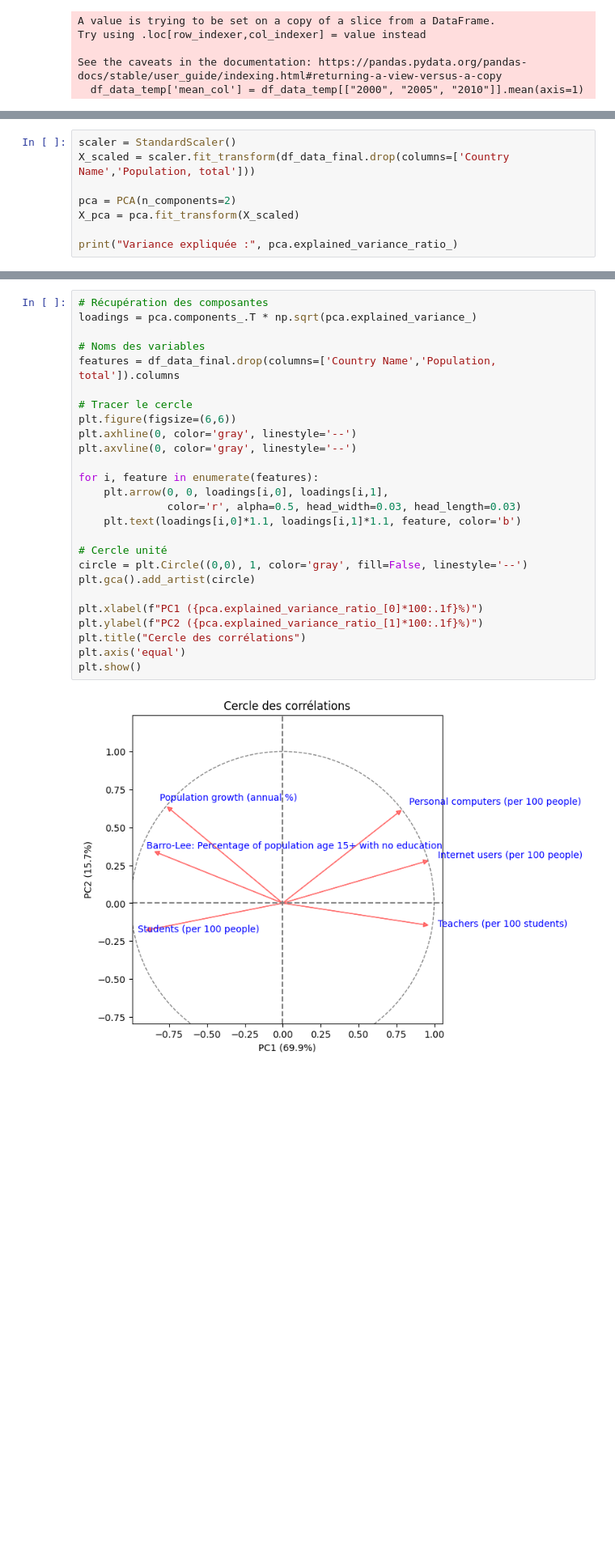
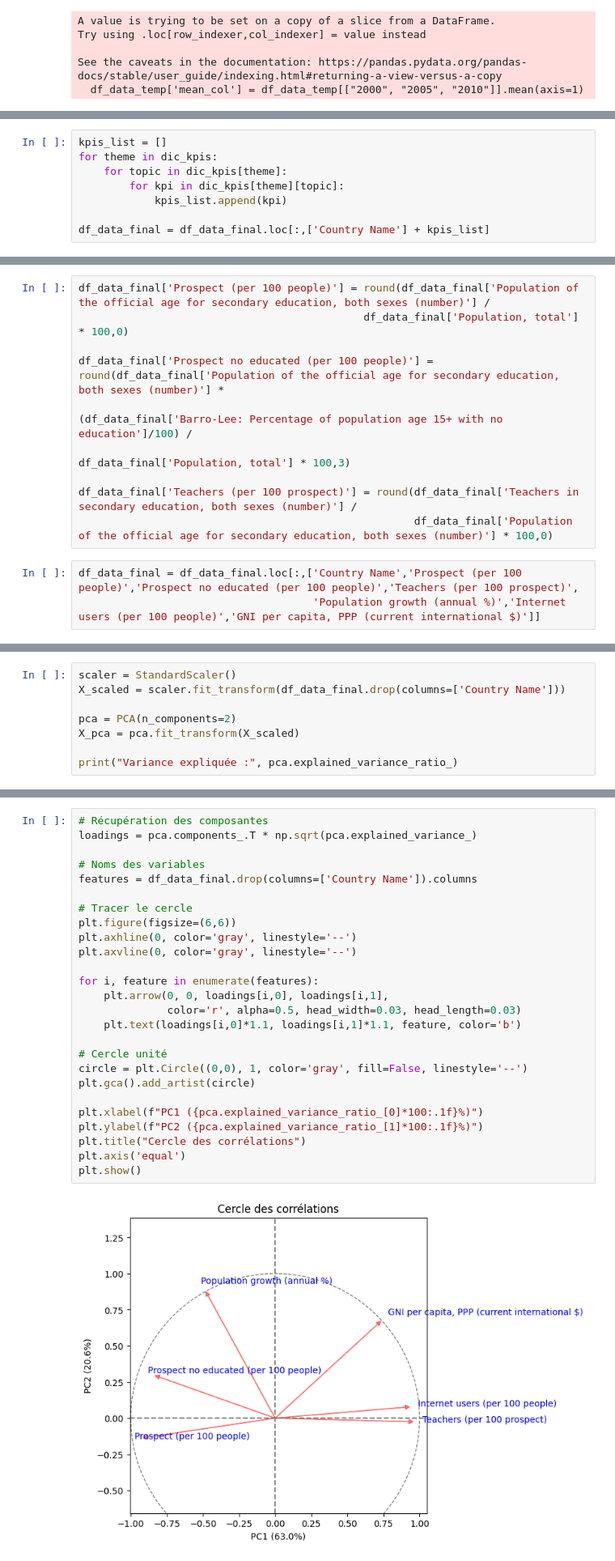
Before and after one commit to NassimNaoui/analyse_systemes_educatifs, a Jupyter notebook: notebooks/Analysez des données de systèmes éducatifs.ipynb, the cells around one changed output, grey strips where cells are left out. Shown at 81% size. Cells and saved outputs as stored; diff of their text form; blank space fills up the shorter version.

```diff
--- a/notebooks/Analysez des données de systèmes éducatifs.ipynb
+++ b/notebooks/Analysez des données de systèmes éducatifs.ipynb
@@ -563,0 +463,8 @@ plt.show()
+# %%
+kpis_list = []
+for theme in dic_kpis:
+    for topic in dic_kpis[theme]:
+        for kpi in dic_kpis[theme][topic]:
+            kpis_list.append(kpi)
+
+df_data_final = df_data_final.loc[:,['Country Name'] + kpis_list]
@@ -563,0 +475,13 @@ plt.show()
+# %%
+df_data_final['Prospect (per 100 people)'] = round(df_data_final['Population of the official age for secondary education, both sexes (number)'] /
+                                             df_data_final['Population, total'] * 100,0)
+
+df_data_final['Prospect no educated (per 100 people)'] = round(df_data_final['Population of the official age for secondary education, both sexes (number)'] *
+                                                               (df_data_final['Barro-Lee: Percentage of population age 15+ with no education']/100) /
+                                                               df_data_final['Population, total'] * 100,3)
+
+df_data_final['Teachers (per 100 prospect)'] = round(df_data_final['Teachers in secondary education, both sexes (number)'] /
+                                                     df_data_final['Population of the official age for secondary education, both sexes (number)'] * 100,0)
+# %%
+df_data_final = df_data_final.loc[:,['Country Name','Prospect (per 100 people)','Prospect no educated (per 100 people)','Teachers (per 100 prospect)',
+                                     'Population growth (annual %)','Internet users (per 100 people)','GNI per capita, PPP (current international $)']]
@@ -564,6 +492,6 @@ plt.show()
 # %%
 scaler = StandardScaler()
-X_scaled = scaler.fit_transform(df_data_final.drop(columns=['Country Name','Population, total']))
+X_scaled = scaler.fit_transform(df_data_final.drop(columns=['Country Name']))
 
 pca = PCA(n_components=2)
 X_pca = pca.fit_transform(X_scaled)
@@ -579,31 +504,31 @@ PC1 étant à 69,9% ce qui est très élevé et cela en fait le facteur le plus
 # %%
 # Récupération des composantes
 loadings = pca.components_.T * np.sqrt(pca.explained_variance_)
 
 # Noms des variables
-features = df_data_final.drop(columns=['Country Name','Population, total']).columns
+features = df_data_final.drop(columns=['Country Name']).columns
 
 # Tracer le cercle
 plt.figure(figsize=(6,6))
 plt.axhline(0, color='gray', linestyle='--')
 plt.axvline(0, color='gray', linestyle='--')
 
 for i, feature in enumerate(features):
     plt.arrow(0, 0, loadings[i,0], loadings[i,1],
               color='r', alpha=0.5, head_width=0.03, head_length=0.03)
     plt.text(loadings[i,0]*1.1, loadings[i,1]*1.1, feature, color='b')
 
 # Cercle unité
 circle = plt.Circle((0,0), 1, color='gray', fill=False, linestyle='--')
 plt.gca().add_artist(circle)
 
 plt.xlabel(f"PC1 ({pca.explained_variance_ratio_[0]*100:.1f}%)")
 plt.ylabel(f"PC2 ({pca.explained_variance_ratio_[1]*100:.1f}%)")
 plt.title("Cercle des corrélations")
 plt.axis('equal')
 plt.show()
 # %% [output]
-[figure, old version]
+[figure, new version]
 # %% [markdown]
 **PC1 69,9%**
 
```
Also changed, not shown: parts of 54 cells of this notebook.
